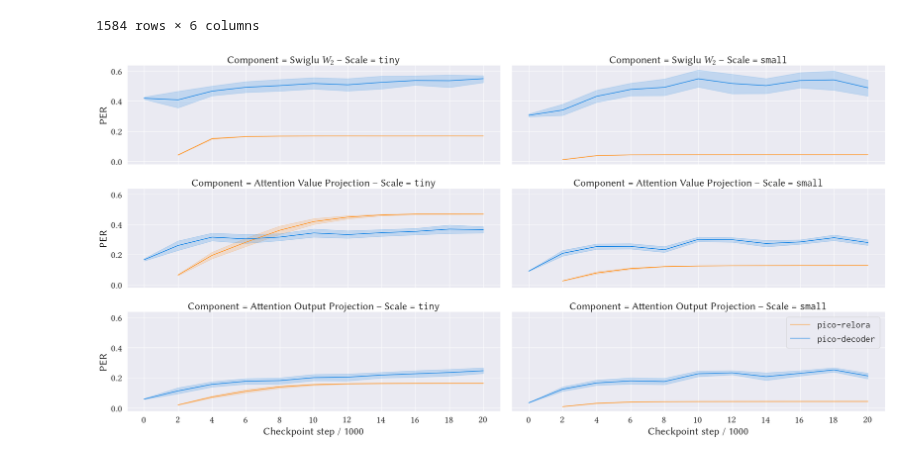
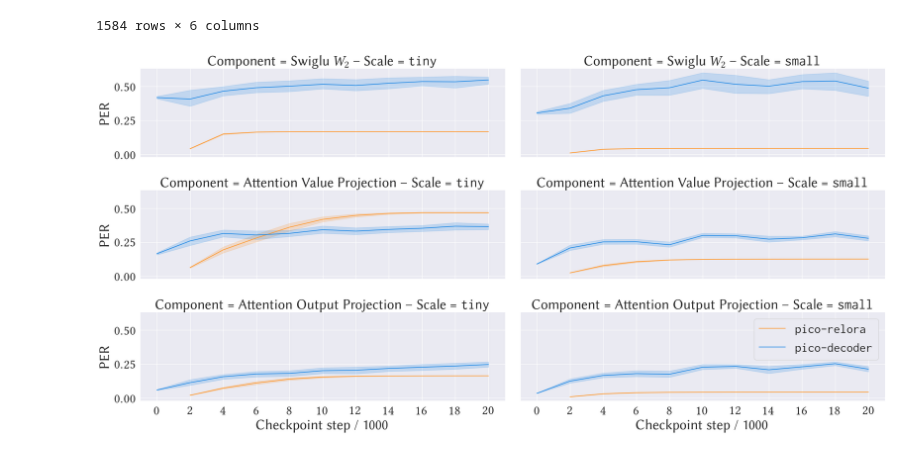
Before and after one commit to Yu-val-weiss/relora-pico, a Jupyter notebook: notebooks/per-grads.ipynb, the cells around one changed output. Saved outputs shown, nothing was run; the diff lists cells and outputs as text; code cells hidden in the pictures.

```diff
--- a/notebooks/per-grads.ipynb
+++ b/notebooks/per-grads.ipynb
@@ -118,37 +118,37 @@ palette = dict(zip(models, colors))
 
 dodge = 0.4
 size = 8
-font_scale = 1.9
+font_scale = 2.5
 
 sns.set_theme(font_scale=font_scale, rc={"axes.grid": "True", "axes.grid.which": "both"})
 
 g = sns.FacetGrid(
     data=per_data,
     col="Scale",
     row="Component",
     height=4,
     aspect=3,
     sharey=True,
     sharex=True,
     margin_titles=False,
 )
 
 g.set_titles(template=r"Component = {row_name} -- Scale = \texttt{{{col_name}}}")
 
 
 g.map_dataframe(sns.lineplot, x="Step", y="PER", hue="Model", palette=palette, markers=["s", "o"])
 
 g.set_axis_labels("Checkpoint step / 1000", "PER")
 
 g.set_ylabels()
 
 for idx, ax in enumerate(g.axes.flat):
     steps = per_data["Step"].unique()
     ax.set_xticks(steps)
     if idx == 5:
         ax.legend(bbox_to_anchor=(1, 1), loc="upper right")
 
 plt.savefig("../graphs/per-grads.pdf", bbox_inches="tight")
 plt.show()
 # %% [output]
-[figure, old version]
+[figure, new version]
```
Also changed, not shown: 7 other files.
